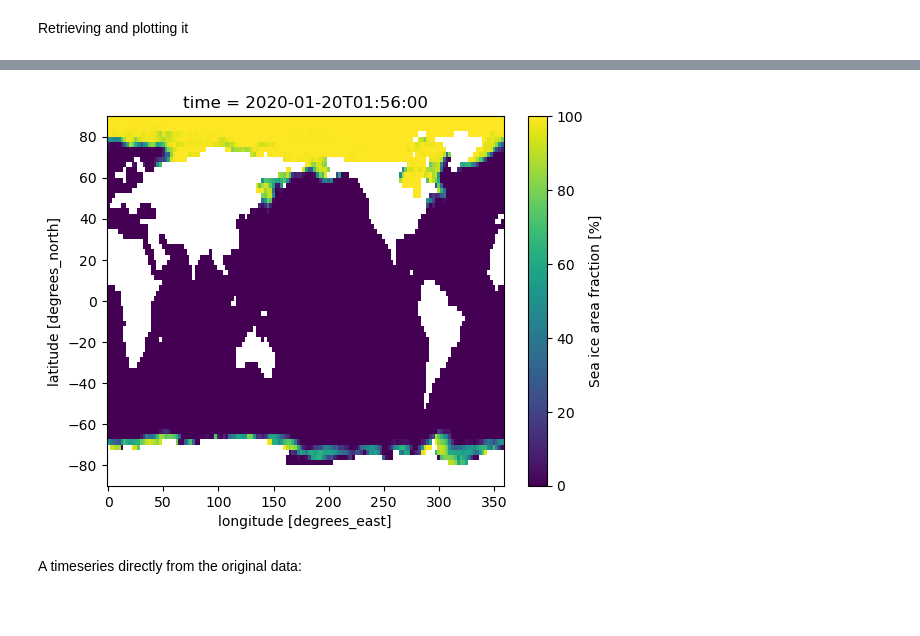
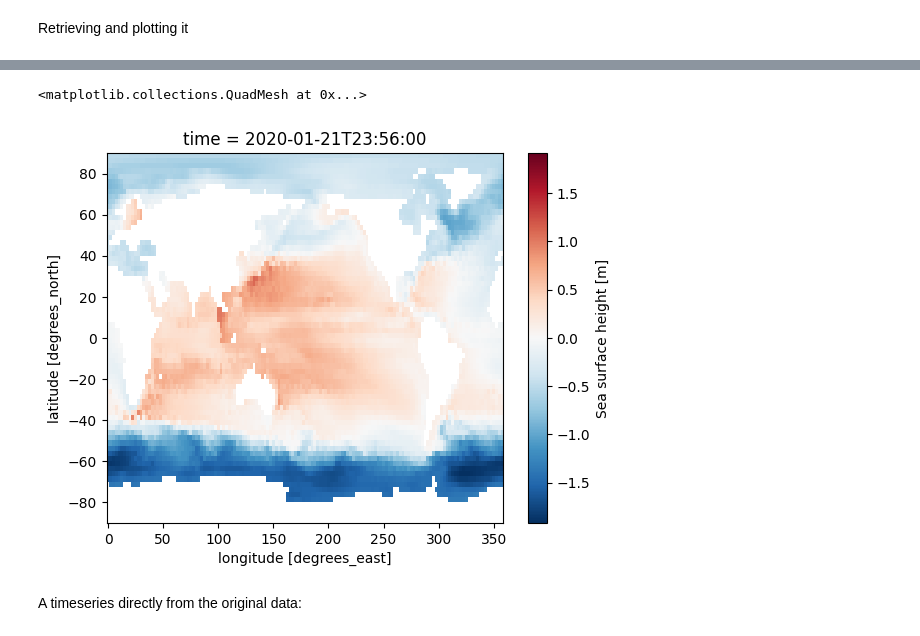
Before and after one commit to Predictia/AQUA, a Jupyter notebook: notebooks/reader/fldmean.ipynb, the cells around one changed output, grey strips where cells are left out. Drawn from its saved outputs; the diff is of its cells as text; code cells hidden in the pictures; blank space fills up the shorter version.

```diff
--- a/notebooks/reader/fldmean.ipynb
+++ b/notebooks/reader/fldmean.ipynb
@@ -140,4 +115,4 @@ global_mean_r.plot()
 ### Example 5: Original FESOM data - further interpolation
 # %%
 from aqua import Reader
-reader = Reader(model="FESOM", exp="tco2559-ng5", source="original_2d", regrid="r250")
+reader = Reader(model="FESOM", exp="tco2559-ng5-cycle3", source="2D_daily_native", regrid="r250")
@@ -145,5 +124,5 @@ reader = Reader(model="FESOM", exp="tco2559-ng5", source="original_2d", regrid="
 Retrieving and plotting it
 # %%
 data = reader.retrieve()
-reader.regrid(data['ci'])[1,:,:].plot()
+reader.regrid(data['zos'])[1,:,:].plot()
 # %% [output]
@@ -151,4 +139,5 @@ reader.regrid(data['ci'])[1,:,:].plot()
+<matplotlib.collections.QuadMesh at 0x...>
-[figure, old version]
+[figure, new version]
 # %% [markdown]
 A timeseries directly from the original data:
 # %%
```
Also changed, not shown: parts of 17 cells of this notebook, 4 other files.
